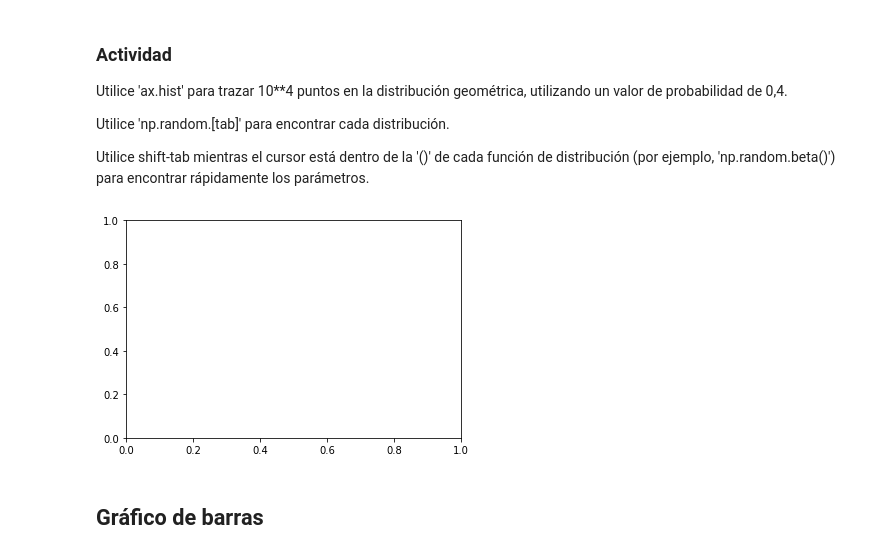
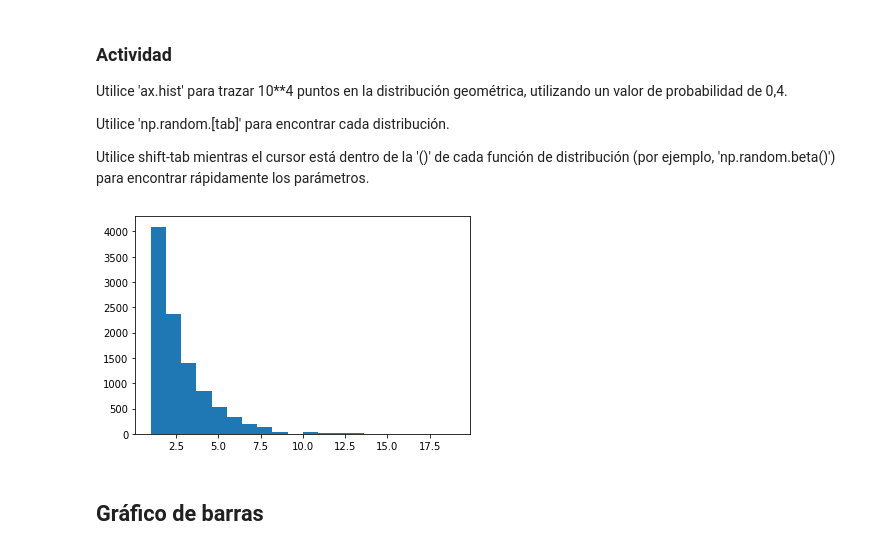
Before and after one commit to claudiarmza/DataTranslator, a Jupyter notebook: Actividad_Plotting.ipynb, the cells around one changed output. Drawn from its saved outputs; the diff is of its cells as text; code cells hidden in the pictures.

```diff
--- a/Actividad_Plotting.ipynb
+++ b/Actividad_Plotting.ipynb
@@ -218,7 +213,7 @@ Utilice shift-tab mientras el cursor está dentro de la '()' de cada función de
 # %%
 # Código
 d_geometrica=np.random.geometric(0.4, size=10**4)
-plt.subplots()
-ax.hist(d_geometrica);
+fig, ax=plt.subplots()
+ax.hist(d_geometrica, bins=20);
 # %% [output]
-[figure, old version]
+[figure, new version]
```
Also changed, not shown: parts of 26 cells of this notebook.
